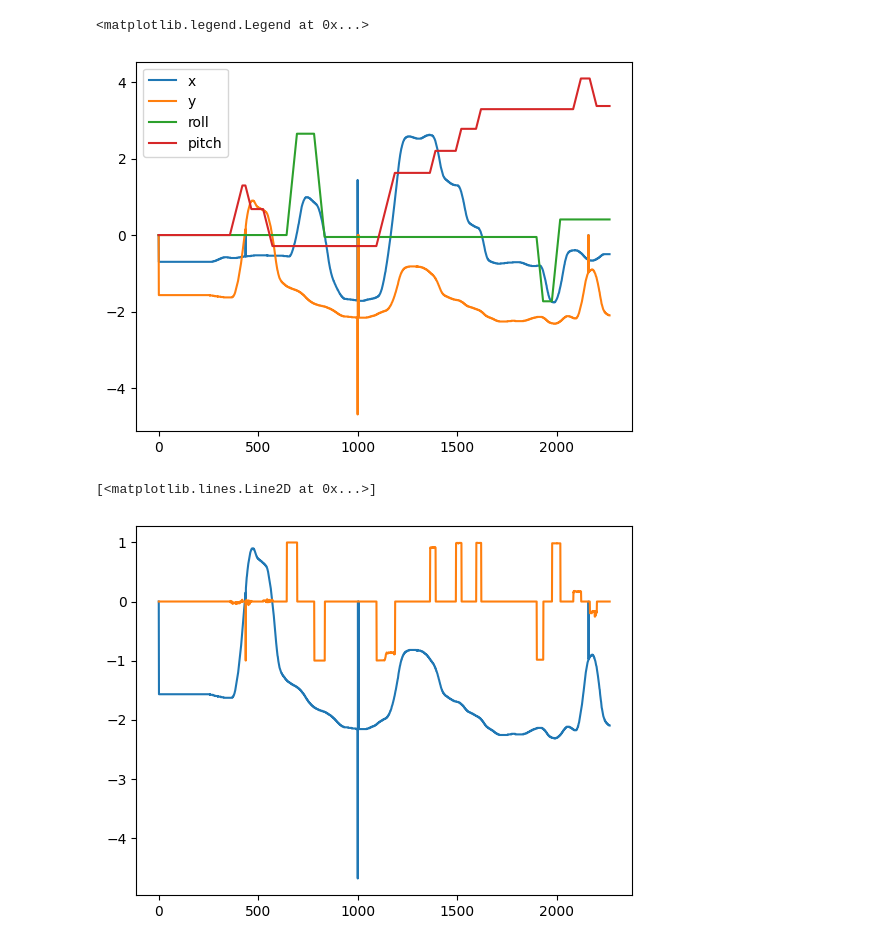
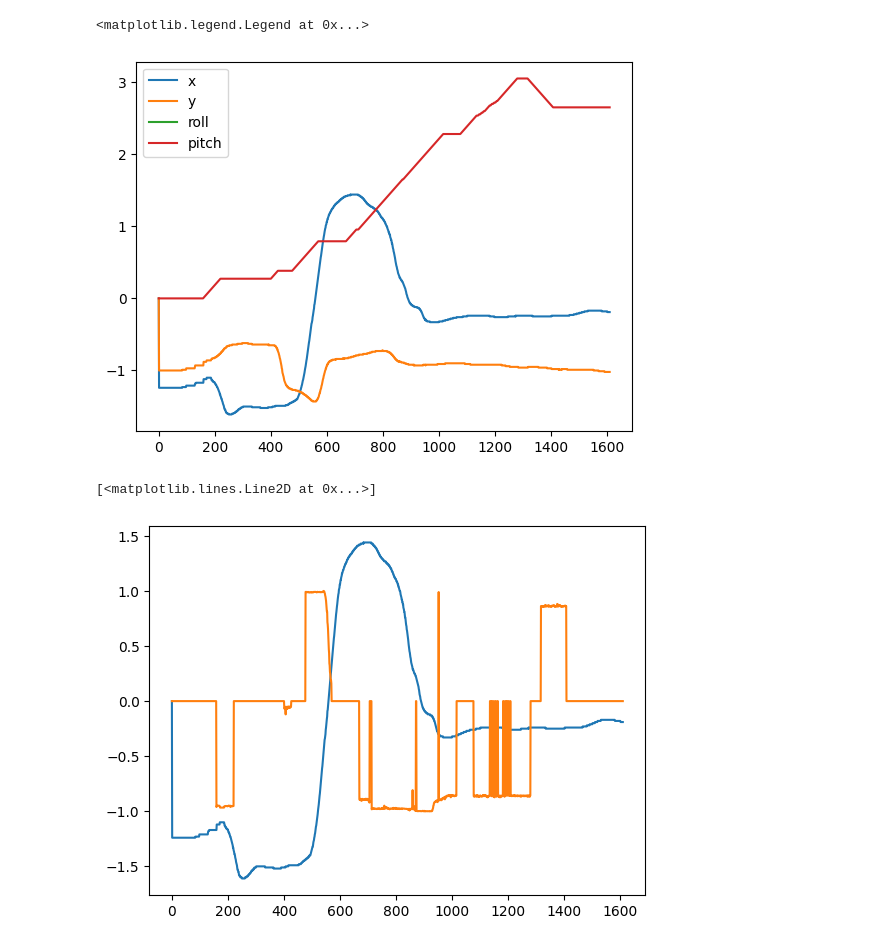
Before and after one commit to svrc-jan/master-thesis, a Jupyter notebook: tools/plot_traject.ipynb, the cells around one changed output. Saved outputs shown, nothing was run; the diff lists cells and outputs as text; code cells hidden in the pictures.

```diff
--- a/tools/plot_traject.ipynb
+++ b/tools/plot_traject.ipynb
@@ -5,7 +5,9 @@ import matplotlib.pyplot as plt
 import pandas as pd
 import numpy as np
 # %%
-run = '3f'
+run = '2f'
+
 df = pd.read_csv("../data/" + run, header=None, names=['x', 'y', 'z', 'a', 'roll', 'pitch', 'throttle', 'yaw'])
 print(df.head())
+print(df.head())
 # %% [output]
@@ -40,10 +48,10 @@ plt.plot(pitch_int*(np.max(df['x']) - np.min(df['x']))/(np.max(pitch_int) - np.m
 plt.legend(['x', 'y', 'roll', 'pitch'])
 # %% [output]
 <matplotlib.legend.Legend at 0x...>
-[figure, old version]
+[figure, new version]
 # %%
-plt.plot(df['y'])
-plt.plot(df['pitch']*np.cos(df['a']) - df['roll']*np.sin(df['a']))
+plt.plot(df['x'])
+plt.plot(df['pitch']*np.cos(df['a'] + np.pi) - df['roll']*np.sin(df['a'] + np.pi))
 # %% [output]
 [<matplotlib.lines.Line2D at 0x...>]
-[figure, old version]
+[figure, new version]
```
Also changed, not shown: parts of 3 cells of this notebook, 20 other files.
